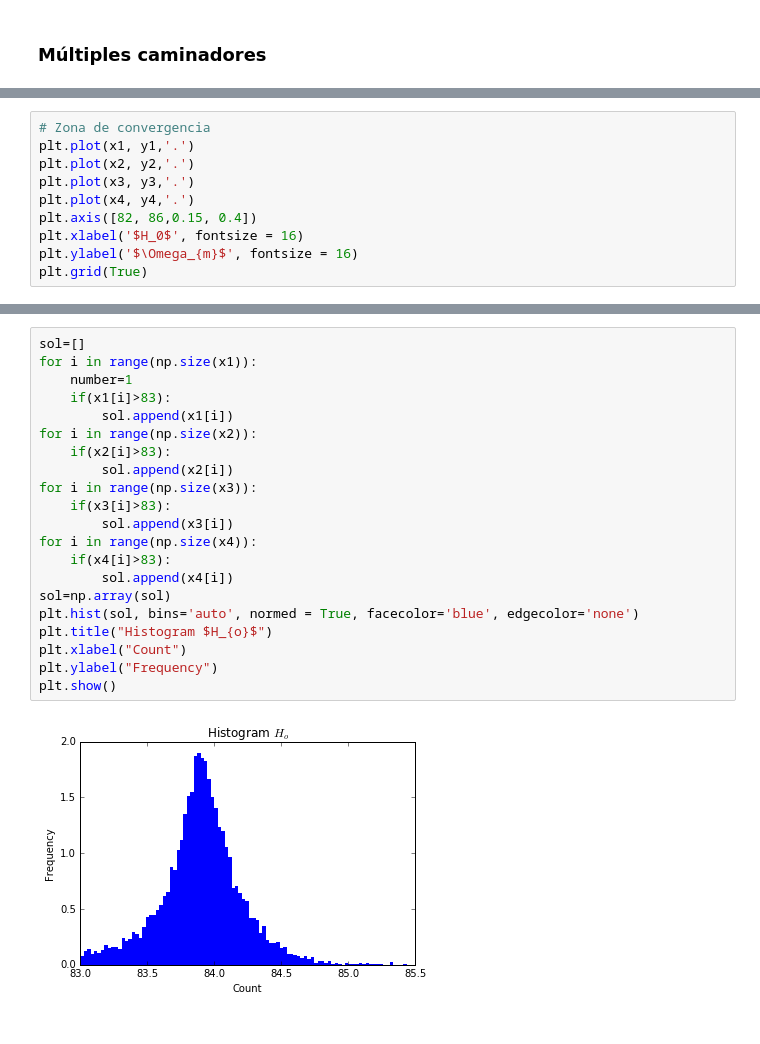
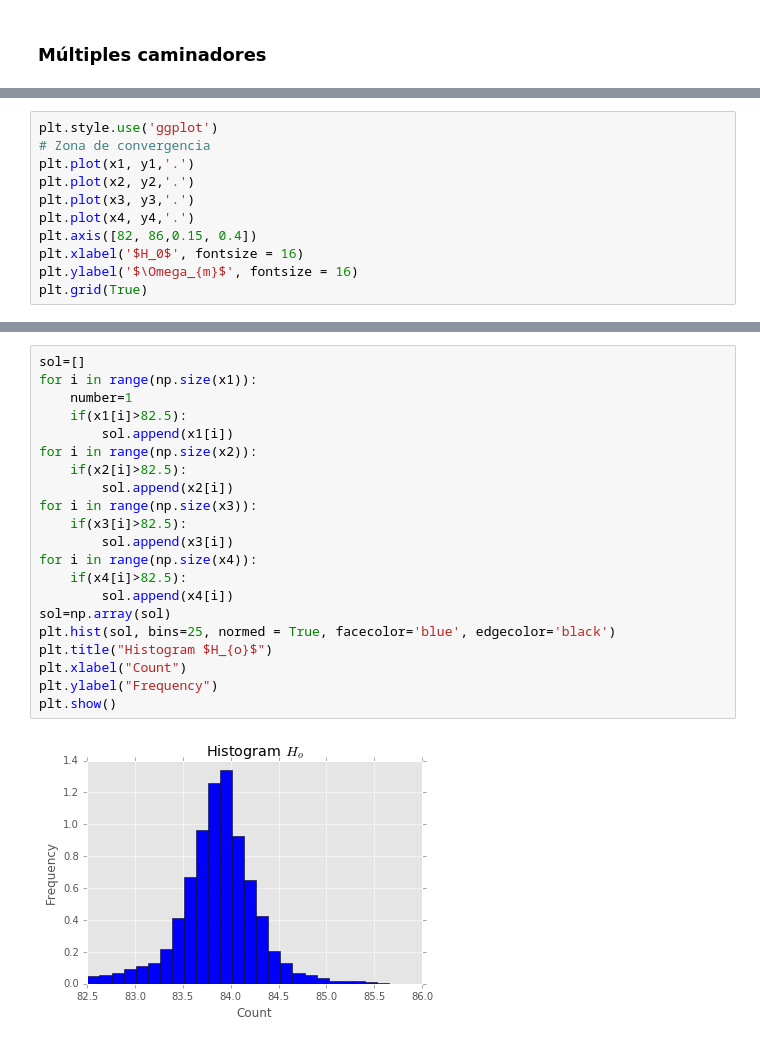
Before and after one commit to CosmoStats/cosmostats2018-jzsmoreno, a Jupyter notebook: Sep/LikeMultiples.ipynb, the cells around one changed output, grey strips where cells are left out. Cells and saved outputs as stored; diff of their text form.

```diff
--- a/Sep/LikeMultiples.ipynb
+++ b/Sep/LikeMultiples.ipynb
@@ -150,4 +133,5 @@ plt.show()
 # %%
+plt.style.use('ggplot')
 # Zona de convergencia
 plt.plot(x1, y1,'.')
 plt.plot(x2, y2,'.')
@@ -162,26 +146,26 @@ plt.grid(True)
 # %%
 sol=[]
 for i in range(np.size(x1)):
     number=1
-    if(x1[i]>83):
+    if(x1[i]>82.5):
         sol.append(x1[i])
 for i in range(np.size(x2)):
-    if(x2[i]>83):
+    if(x2[i]>82.5):
         sol.append(x2[i])
 for i in range(np.size(x3)):
-    if(x3[i]>83):
+    if(x3[i]>82.5):
         sol.append(x3[i])
 for i in range(np.size(x4)):
-    if(x4[i]>83):
+    if(x4[i]>82.5):
         sol.append(x4[i])
 sol=np.array(sol)
-plt.hist(sol, bins='auto', normed = True, facecolor='blue', edgecolor='none')
+plt.hist(sol, bins=25, normed = True, facecolor='blue', edgecolor='black')
 plt.title("Histogram $H_{o}$")
 plt.xlabel("Count")
 plt.ylabel("Frequency")
 plt.show()
 # %% [output]
-[figure, old version]
+[figure, new version]
 # %%
 sol2=[]
 for i in range(np.size(y1)):
```
Also changed, not shown: parts of 7 cells of this notebook.
